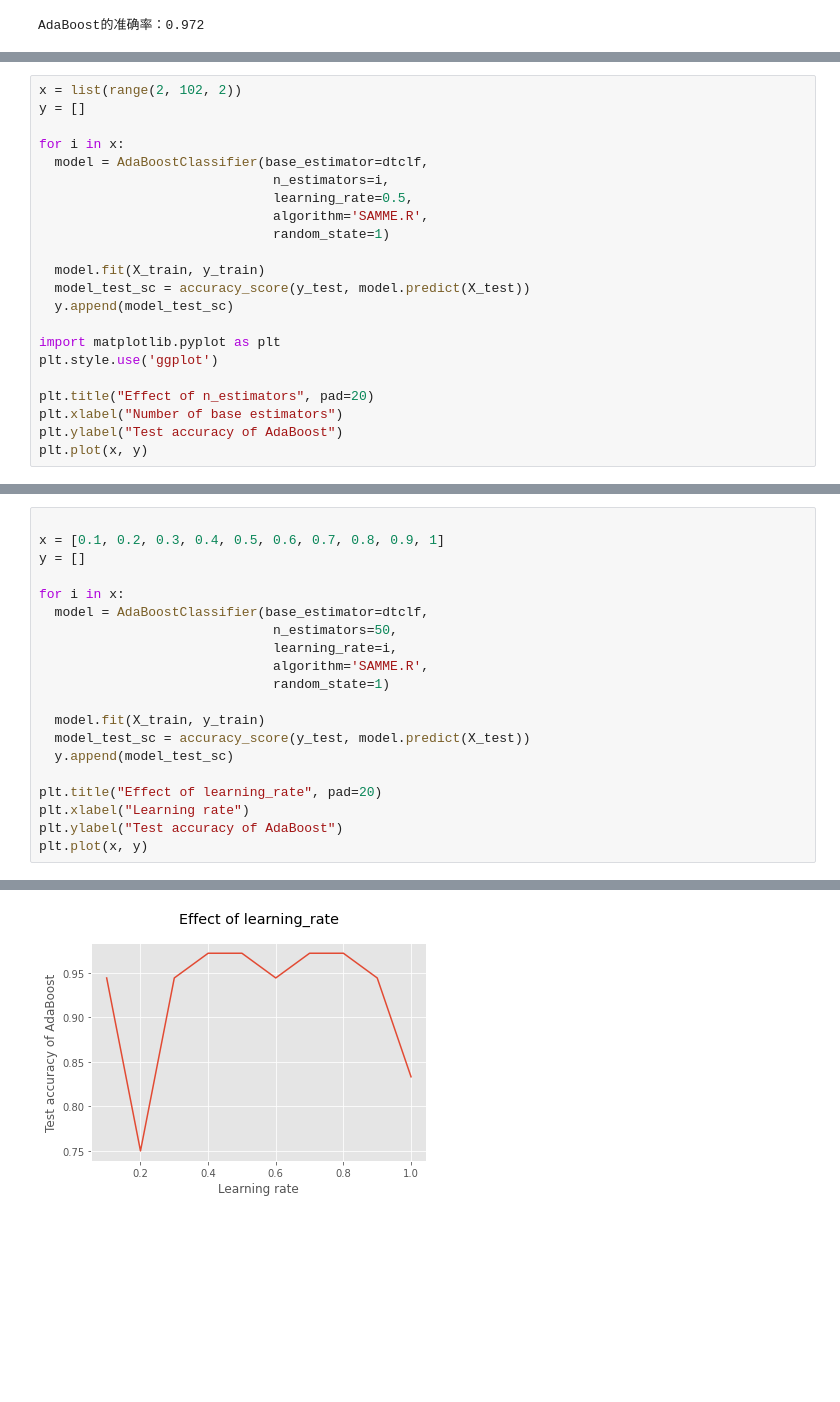
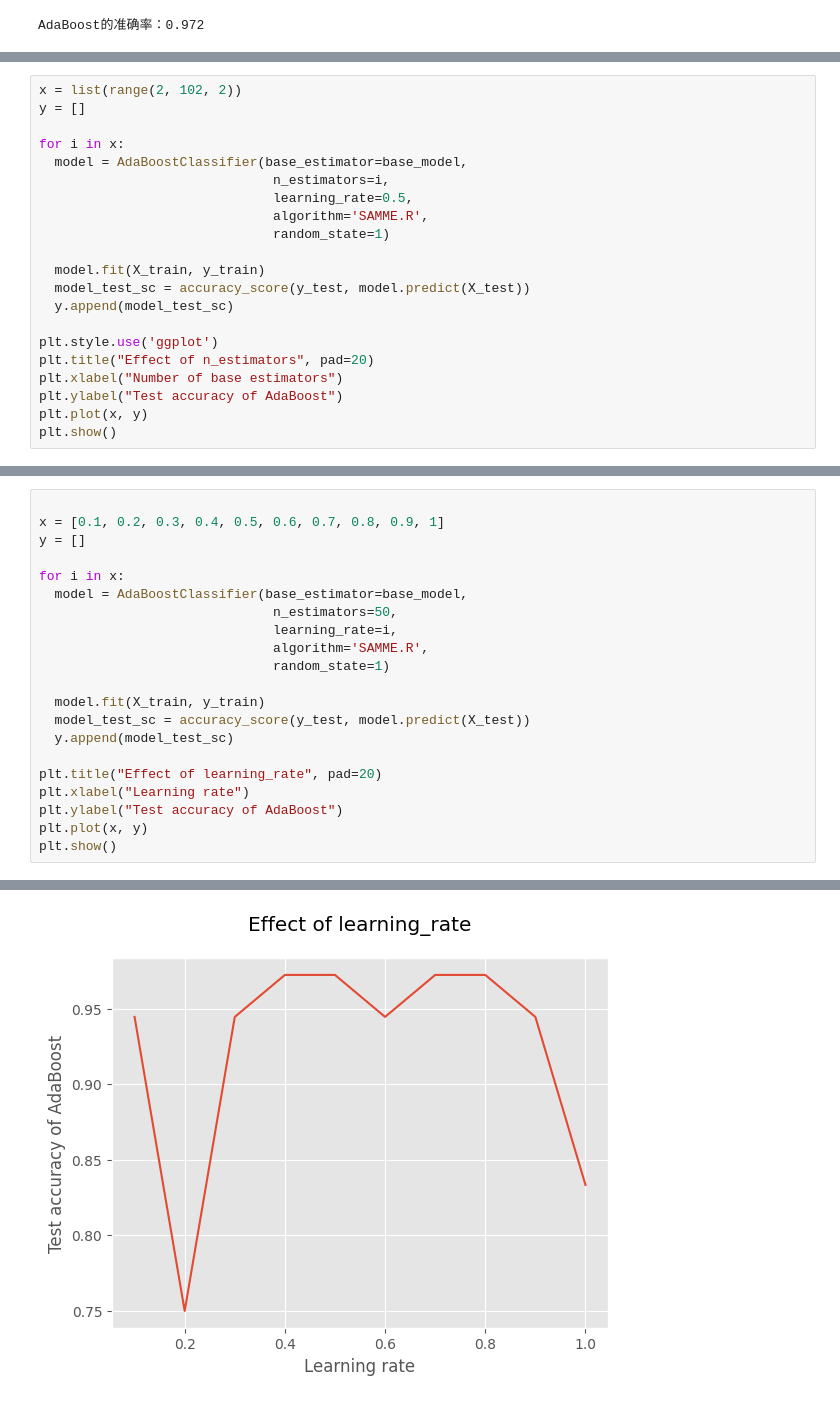
Before and after one commit to datawhalechina/machine-learning-toy-code, a Jupyter notebook: ml-with-sklearn/EnsembleLearning/AdaBoost.ipynb, the cells around one changed output, grey strips where cells are left out. Drawn from its saved outputs; the diff is of its cells as text; blank space fills up the shorter version.

```diff
--- a/ml-with-sklearn/EnsembleLearning/AdaBoost.ipynb
+++ b/ml-with-sklearn/EnsembleLearning/AdaBoost.ipynb
@@ -38,7 +42,7 @@ x = list(range(2, 102, 2))
 y = []
 
 for i in x:
-  model = AdaBoostClassifier(base_estimator=dtclf,
+  model = AdaBoostClassifier(base_estimator=base_model,
                               n_estimators=i,
                               learning_rate=0.5,
                               algorithm='SAMME.R',
@@ -48,11 +52,10 @@ for i in x:
   model_test_sc = accuracy_score(y_test, model.predict(X_test))
   y.append(model_test_sc)
 
-import matplotlib.pyplot as plt
 plt.style.use('ggplot')
-
 plt.title("Effect of n_estimators", pad=20)
 plt.xlabel("Number of base estimators")
 plt.ylabel("Test accuracy of AdaBoost")
 plt.plot(x, y)
+plt.show()
 # %% [output]
@@ -64,7 +68,7 @@ x = [0.1, 0.2, 0.3, 0.4, 0.5, 0.6, 0.7, 0.8, 0.9, 1]
 y = []
 
 for i in x:
-  model = AdaBoostClassifier(base_estimator=dtclf,
+  model = AdaBoostClassifier(base_estimator=base_model,
                               n_estimators=50,
                               learning_rate=i,
                               algorithm='SAMME.R',
@@ -78,4 +82,5 @@ plt.title("Effect of learning_rate", pad=20)
 plt.xlabel("Learning rate")
 plt.ylabel("Test accuracy of AdaBoost")
 plt.plot(x, y)
+plt.show()
 # %% [output]
@@ -83 +87 @@ plt.plot(x, y)
-[figure, old version]
+[figure, new version]
```
Also changed, not shown: parts of 7 cells of this notebook.
